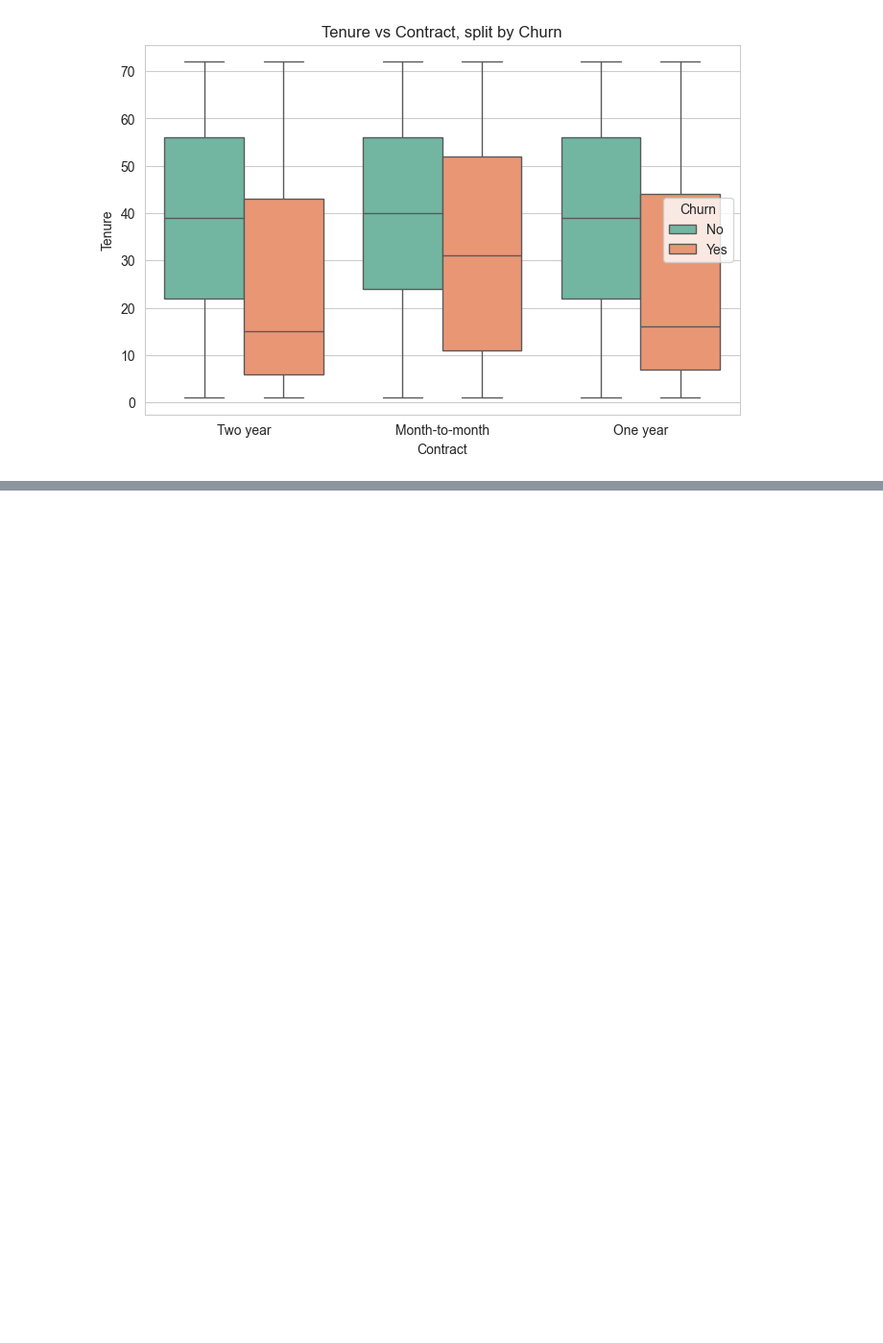
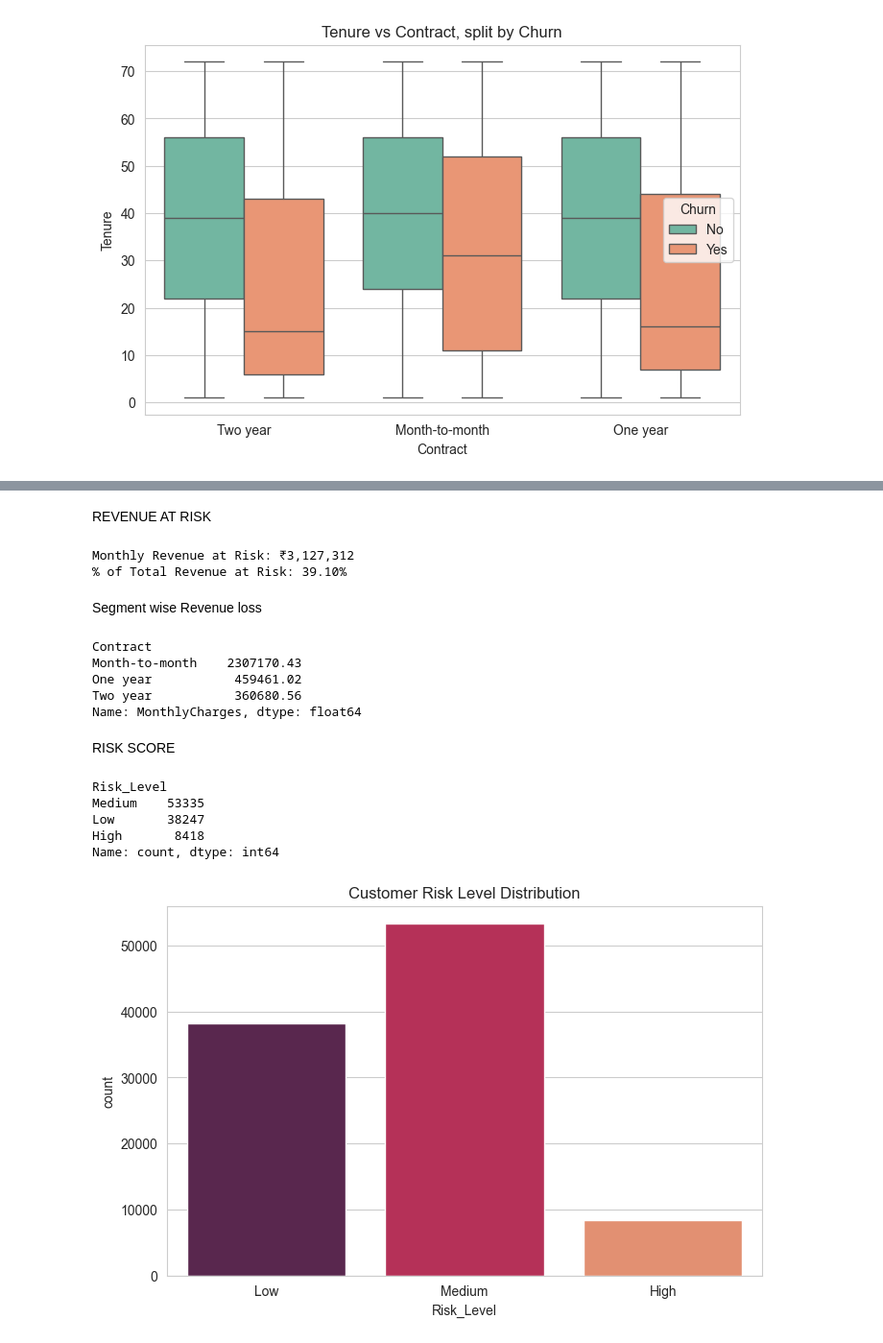
Before and after one commit to Deepanshu-8126/Customer_Churn_Analysis, a Jupyter notebook: notebooks/customer_churn.ipynb, the cells around one changed output, grey strips where cells are left out. Shown at 96% size. Drawn from its saved outputs; the diff is of its cells as text; code cells hidden in the pictures; blank space fills up the shorter version.

```diff
--- a/notebooks/customer_churn.ipynb
+++ b/notebooks/customer_churn.ipynb
@@ -239,0 +272,45 @@ plt.show()
+# %% [markdown]
+REVENUE AT RISK
+# %%
+revenue_at_risk = df[df['Churn_Flag']==1]['MonthlyCharges'].sum()
+total_revenue = df['MonthlyCharges'].sum()
+risk_pct = (revenue_at_risk / total_revenue) * 100
+print(f"Monthly Revenue at Risk: ₹{revenue_at_risk:,.0f}")
+print(f"% of Total Revenue at Risk: {risk_pct:.2f}%")
+# %% [output]
+Monthly Revenue at Risk: ₹3,127,312
+% of Total Revenue at Risk: 39.10%
+# %% [markdown]
+Segment wise Revenue loss
+# %%
+segment_loss = df[df['Churn_Flag']==1].groupby('Contract')['MonthlyCharges'].sum().sort_values(ascending=False)
+print(segment_loss)
+# %% [output]
+Contract
+Month-to-month    2307170.43
+One year           459461.02
+Two year           360680.56
+Name: MonthlyCharges, dtype: float64
+# %% [markdown]
+RISK SCORE
+# %%
+df['Risk_Score'] = (
+    (df['Contract'] == 'Month-to-month').astype(int) * 2 +
+    (df['Tenure'] < 12).astype(int) * 2 +
+    (df['MonthlyCharges'] > df['MonthlyCharges'].median()).astype(int) * 1
+)
+df['Risk_Level'] = pd.cut(df['Risk_Score'], bins=[-1,1,3,5], labels=['Low','Medium','High'])
+print(df['Risk_Level'].value_counts())
+
+sns.countplot(data=df, x='Risk_Level', order=['Low','Medium','High'], palette='rocket')
+plt.title("Customer Risk Level Distribution")
+plt.show()
+
+df.to_csv("final_churn_with_insights.csv", index=False)
+# %% [output]
+Risk_Level
+Medium    53335
+Low       38247
+High       8418
+Name: count, dtype: int64
+[figure, added]
```
Also changed, not shown: parts of 7 cells of this notebook, 1 other file.
